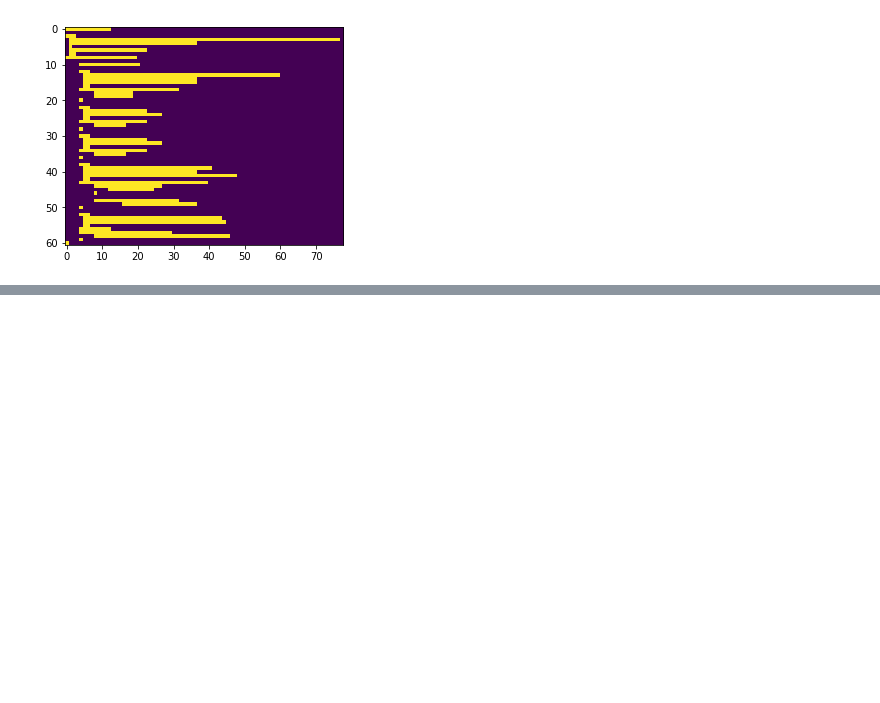
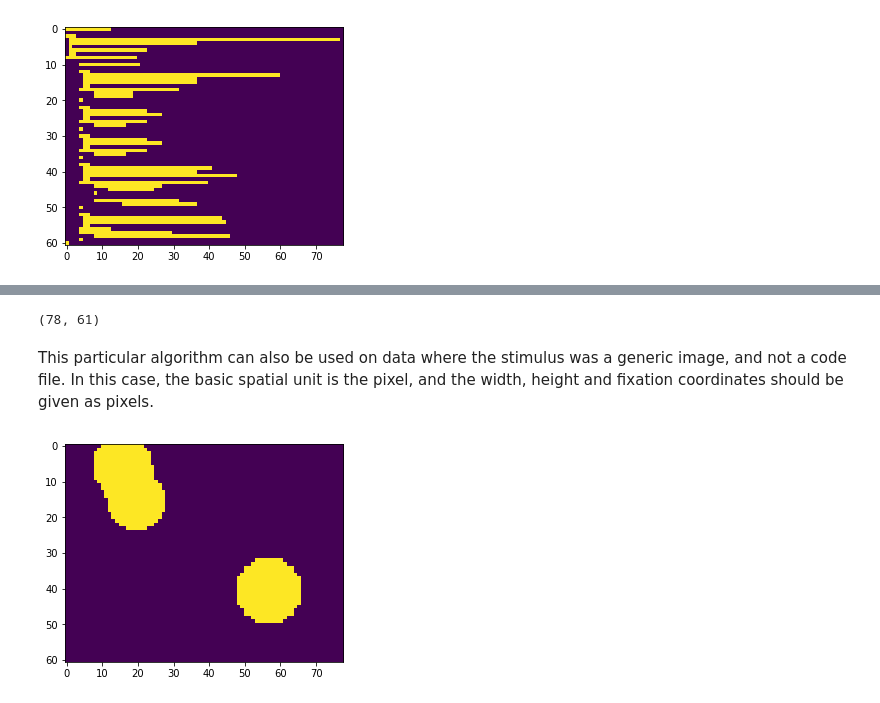
Before and after one commit to ianbtr/iTrace-post, a Jupyter notebook: examples/aoi_generation.ipynb, the cells around one changed output, grey strips where cells are left out. Saved outputs shown, nothing was run; the diff lists cells and outputs as text; code cells hidden in the pictures; blank space fills up the shorter version.

```diff
--- a/examples/aoi_generation.ipynb
+++ b/examples/aoi_generation.ipynb
@@ -41,0 +49,26 @@ You can match a fixation to any of these areas by checking the value in the `all
+# %%
+# Note: this file does not contain real data.
+data_file = "sample-data/data-files/random-fixations.csv"
+
+# As before, we need to load the dimensions of a corresponding code file.
+code_file = "sample-data/code-files/Space.java"
+
+# Get the bounds of the file, in zero-indexed column/line numbers.
+width, height = get_code_envelope(code_file)
+
+print(width, height)
+# %% [output]
+(78, 61)
+# %% [markdown]
+This particular algorithm can also be used on data where the stimulus was a generic image, and not a code file. In this case, the basic spatial unit is the pixel, and the width, height and fixation coordinates should be given as pixels.
+# %%
+# Generate a gaze mask
+gaze_mask = generate_gaze_mask(
+    data_file, "fix_col", "fix_line", "fix_dur",
+    width, height
+)
+
+plt.imshow(gaze_mask)
+plt.show()
+# %% [output]
+[figure, added]
```
Also changed, not shown: parts of 16 cells of this notebook, 3 other files.
